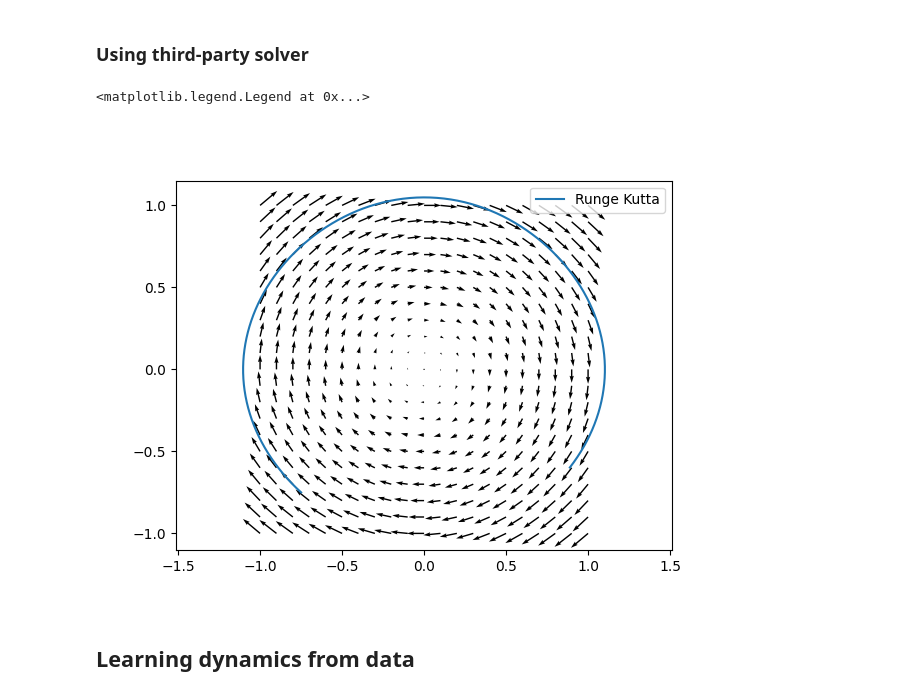
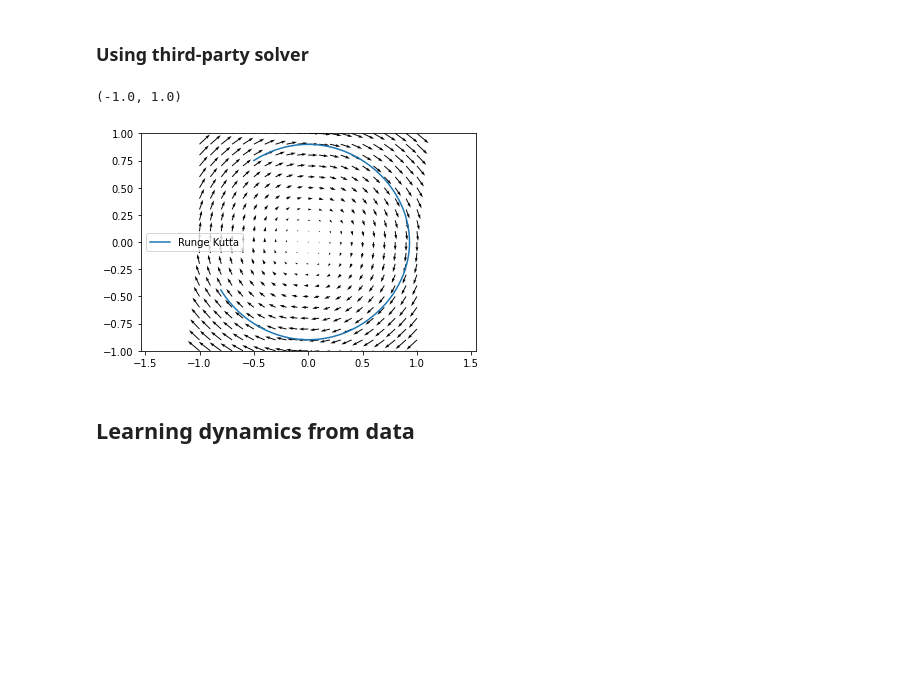
Before and after one commit to clegaard/ml_dynamical_systems_presentation, a Jupyter notebook: odes.ipynb, the cells around one changed output. Saved outputs shown, nothing was run; the diff lists cells and outputs as text; code cells hidden in the pictures; blank space fills up the shorter version.

```diff
--- a/odes.ipynb
+++ b/odes.ipynb
@@ -49,7 +51,7 @@ t_start = 0.0
 t_end = 5.0
 dt = 0.01
 t_eval = np.arange(t_start, t_end+dt ,dt)
-y0 = (-0.75, -0.75)
+y0 = (-0.5, 0.75)
 
 def solve_forward_euler(t_start, t_end, dt, y0):
     y0 = np.array(y0)
@@ -67,8 +69,9 @@ u_fe, du_fe = solve_forward_euler(t_start,t_end,dt,y0)
 fig, ax = plt.subplots()
 ax.quiver(x,y,du,ddu)
 ax.plot(u_fe,du_fe, label="Forward Euler")
-
 ax.axis("equal")
-plt.legend()
+ax.set_xlim(x_min,x_max)
+ax.set_ylim(y_min,y_max)
+ax.legend()
 # %% [output]
 <matplotlib.legend.Legend at 0x...>
@@ -78,16 +81,18 @@ plt.legend()
 # %%
 from scipy.integrate import solve_ivp
 
 u_rk45, du_rk45 = solve_ivp(f, (t_start,t_end), y0, "RK45", t_eval).y
 
 fig, ax = plt.subplots()
 ax.quiver(x,y,du,ddu)
 ax.plot(u_rk45,du_rk45, label="Runge Kutta")
 ax.axis("equal")
-plt.legend()
+ax.legend()
+ax.set_xlim(x_min,x_max)
+ax.set_ylim(y_min,y_max)
 # %% [output]
-<matplotlib.legend.Legend at 0x...>
+(-1.0, 1.0)
-[figure, old version]
+[figure, new version]
 # %% [markdown]
 ## Learning dynamics from data
 # %%
```
Also changed, not shown: parts of 12 cells of this notebook.
